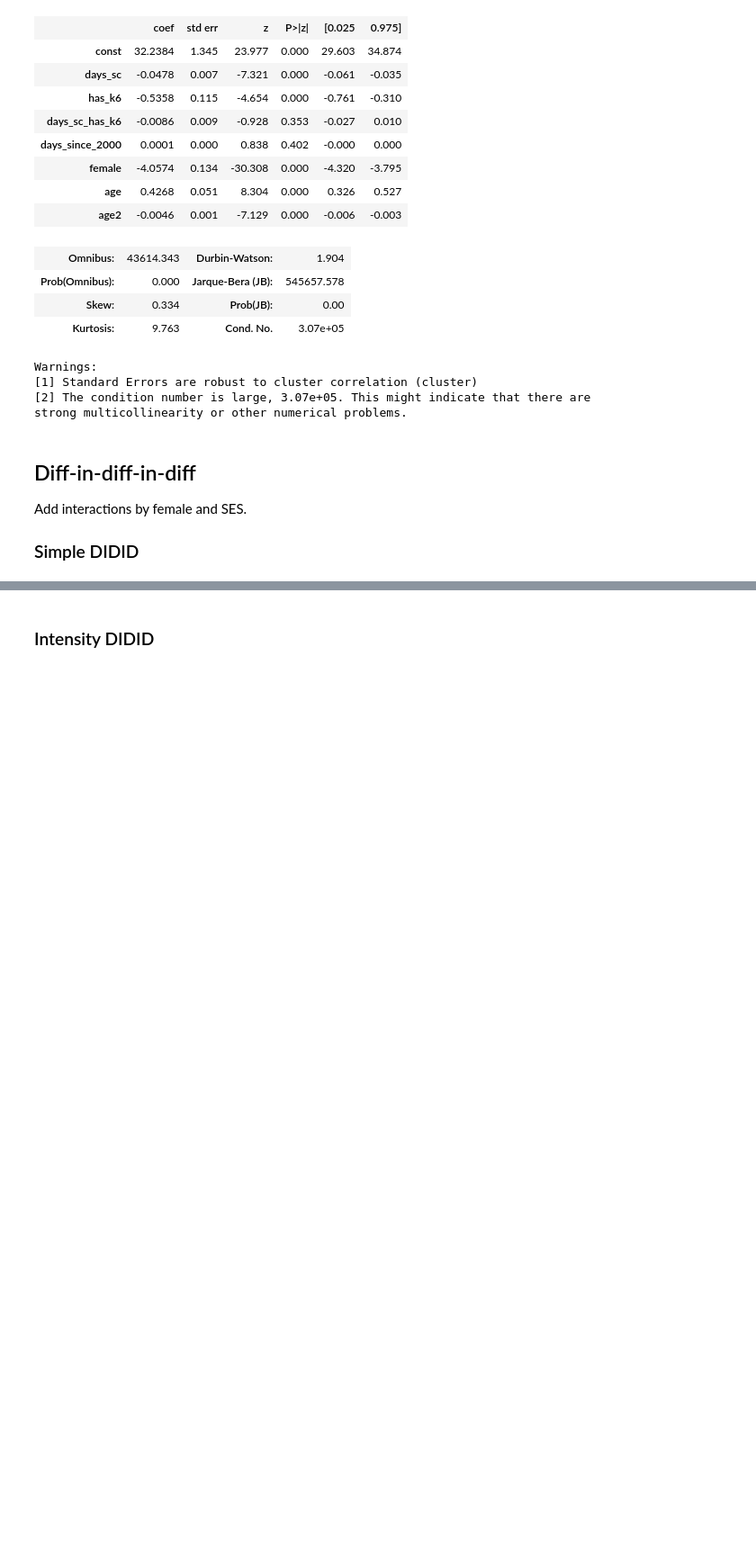
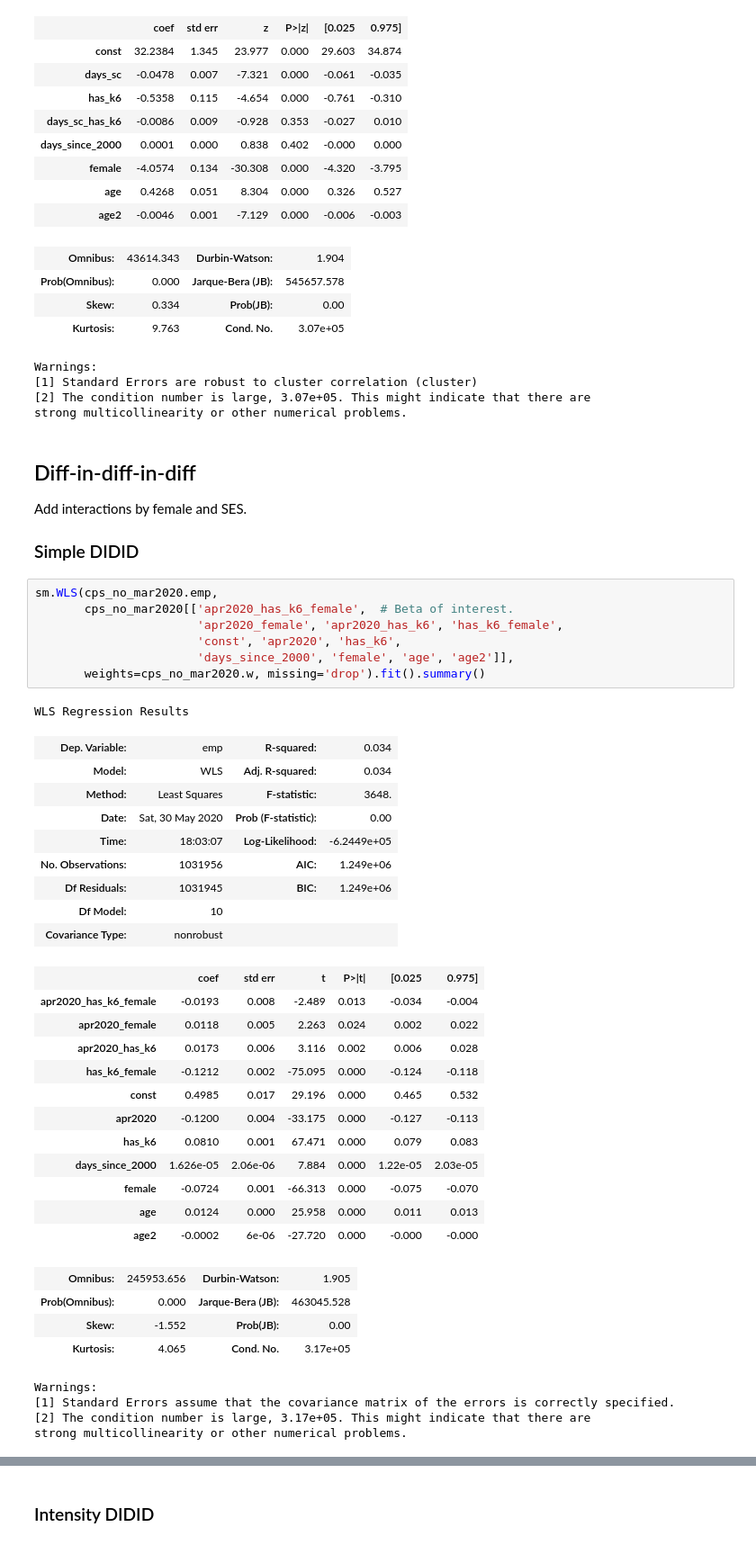
Before and after one commit to MaxGhenis/mit_1432, a Jupyter notebook: p3_regressions.ipynb, the cells around one changed output, grey strips where cells are left out. Shown at 90% size. Drawn from its saved outputs; the diff is of its cells as text; blank space fills up the shorter version.

```diff
--- a/p3_regressions.ipynb
+++ b/p3_regressions.ipynb
@@ -424,3 +427,41 @@ strong multicollinearity or other numerical problems.
 Add interactions by female and SES.
 
 ### Simple DIDID
+# %%
+sm.WLS(cps_no_mar2020.emp,
+       cps_no_mar2020[['apr2020_has_k6_female',  # Beta of interest.
+                       'apr2020_female', 'apr2020_has_k6', 'has_k6_female',
+                       'const', 'apr2020', 'has_k6',
+                       'days_since_2000', 'female', 'age', 'age2']],
+       weights=cps_no_mar2020.w, missing='drop').fit().summary()
+# %% [output]
+WLS Regression Results
+| Dep. Variable: | emp | R-squared: | 0.034 |
+| Model: | WLS | Adj. R-squared: | 0.034 |
+| Method: | Least Squares | F-statistic: | 3648. |
+| Date: | Sat, 30 May 2020 | Prob (F-statistic): | 0.00 |
+| Time: | 18:03:07 | Log-Likelihood: | -6.2449e+05 |
+| No. Observations: | 1031956 | AIC: | 1.249e+06 |
+| Df Residuals: | 1031945 | BIC: | 1.249e+06 |
+| Df Model: | 10 |  |  |
+| Covariance Type: | nonrobust |  |  |
+|  | coef | std err | t | P>|t| | [0.025 | 0.975] |
+| apr2020_has_k6_female | -0.0193 | 0.008 | -2.489 | 0.013 | -0.034 | -0.004 |
+| apr2020_female | 0.0118 | 0.005 | 2.263 | 0.024 | 0.002 | 0.022 |
+| apr2020_has_k6 | 0.0173 | 0.006 | 3.116 | 0.002 | 0.006 | 0.028 |
+| has_k6_female | -0.1212 | 0.002 | -75.095 | 0.000 | -0.124 | -0.118 |
+| const | 0.4985 | 0.017 | 29.196 | 0.000 | 0.465 | 0.532 |
+| apr2020 | -0.1200 | 0.004 | -33.175 | 0.000 | -0.127 | -0.113 |
+| has_k6 | 0.0810 | 0.001 | 67.471 | 0.000 | 0.079 | 0.083 |
+| days_since_2000 | 1.626e-05 | 2.06e-06 | 7.884 | 0.000 | 1.22e-05 | 2.03e-05 |
+| female | -0.0724 | 0.001 | -66.313 | 0.000 | -0.075 | -0.070 |
+| age | 0.0124 | 0.000 | 25.958 | 0.000 | 0.011 | 0.013 |
+| age2 | -0.0002 | 6e-06 | -27.720 | 0.000 | -0.000 | -0.000 |
+| Omnibus: | 245953.656 | Durbin-Watson: | 1.905 |
+| Prob(Omnibus): | 0.000 | Jarque-Bera (JB): | 463045.528 |
+| Skew: | -1.552 | Prob(JB): | 0.00 |
+| Kurtosis: | 4.065 | Cond. No. | 3.17e+05 |
+Warnings:
+[1] Standard Errors assume that the covariance matrix of the errors is correctly specified.
+[2] The condition number is large, 3.17e+05. This might indicate that there are
+strong multicollinearity or other numerical problems.
```
Also changed, not shown: parts of 10 cells of this notebook, 1 other file.
